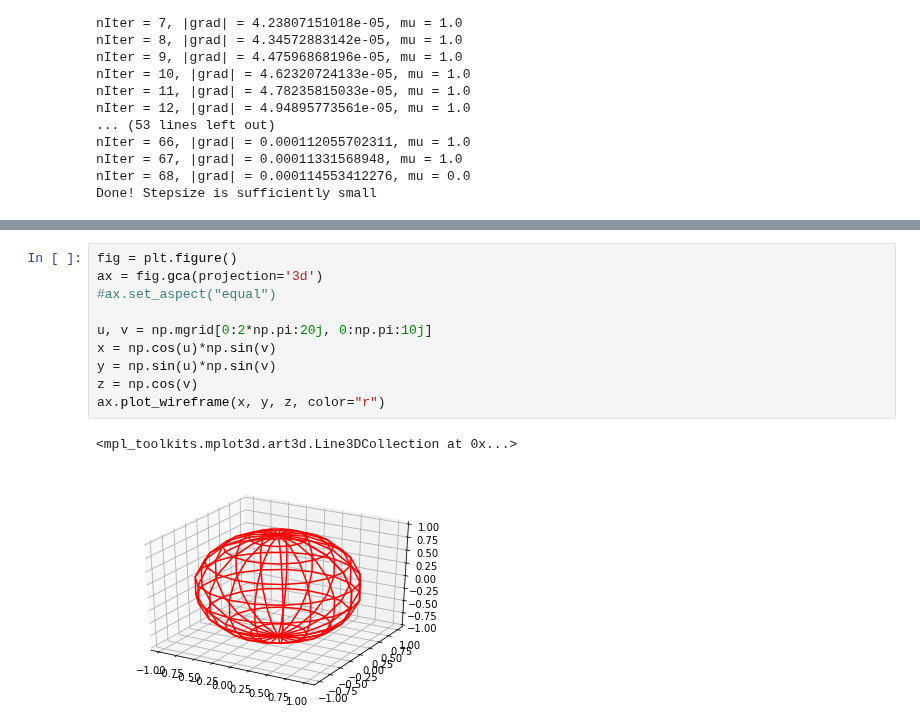
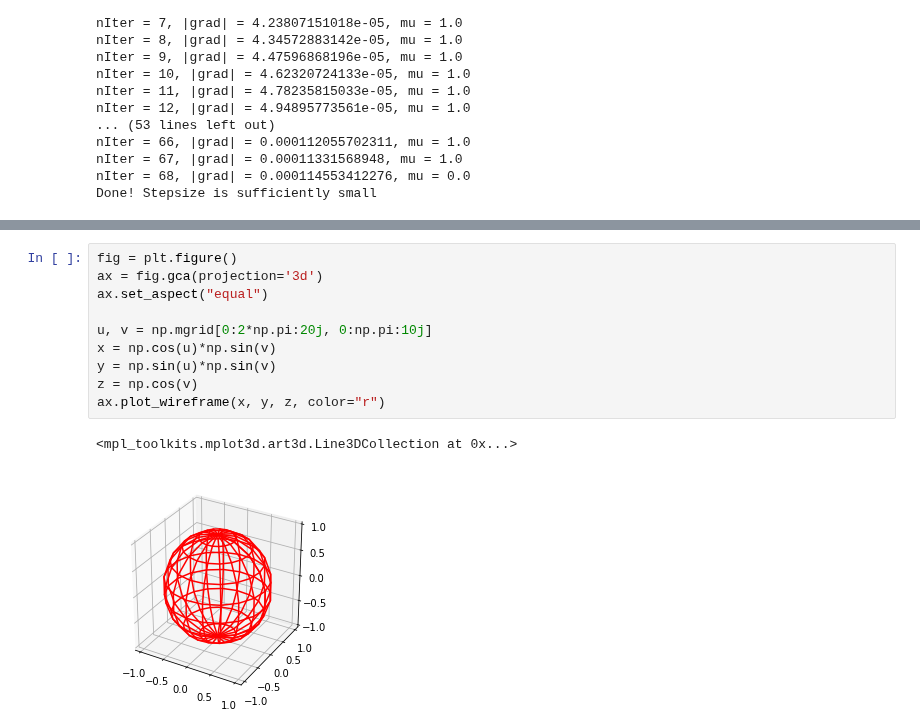
Before and after one commit to longle2718/audio_loc, a Jupyter notebook: python/main.ipynb, the cells around one changed output, grey strips where cells are left out. Cells and saved outputs as stored; diff of their text form.

```diff
--- a/python/main.ipynb
+++ b/python/main.ipynb
@@ -251,13 +252,13 @@ Image(url=gif_pathname)
 # %%
 fig = plt.figure()
 ax = fig.gca(projection='3d')
-#ax.set_aspect("equal")
+ax.set_aspect("equal")
 
 u, v = np.mgrid[0:2*np.pi:20j, 0:np.pi:10j]
 x = np.cos(u)*np.sin(v)
 y = np.sin(u)*np.sin(v)
 z = np.cos(v)
 ax.plot_wireframe(x, y, z, color="r")
 # %% [output]
 <mpl_toolkits.mplot3d.art3d.Line3DCollection at 0x...>
-[figure, old version]
+[figure, new version]
```
Also changed, not shown: parts of 2 cells of this notebook.
